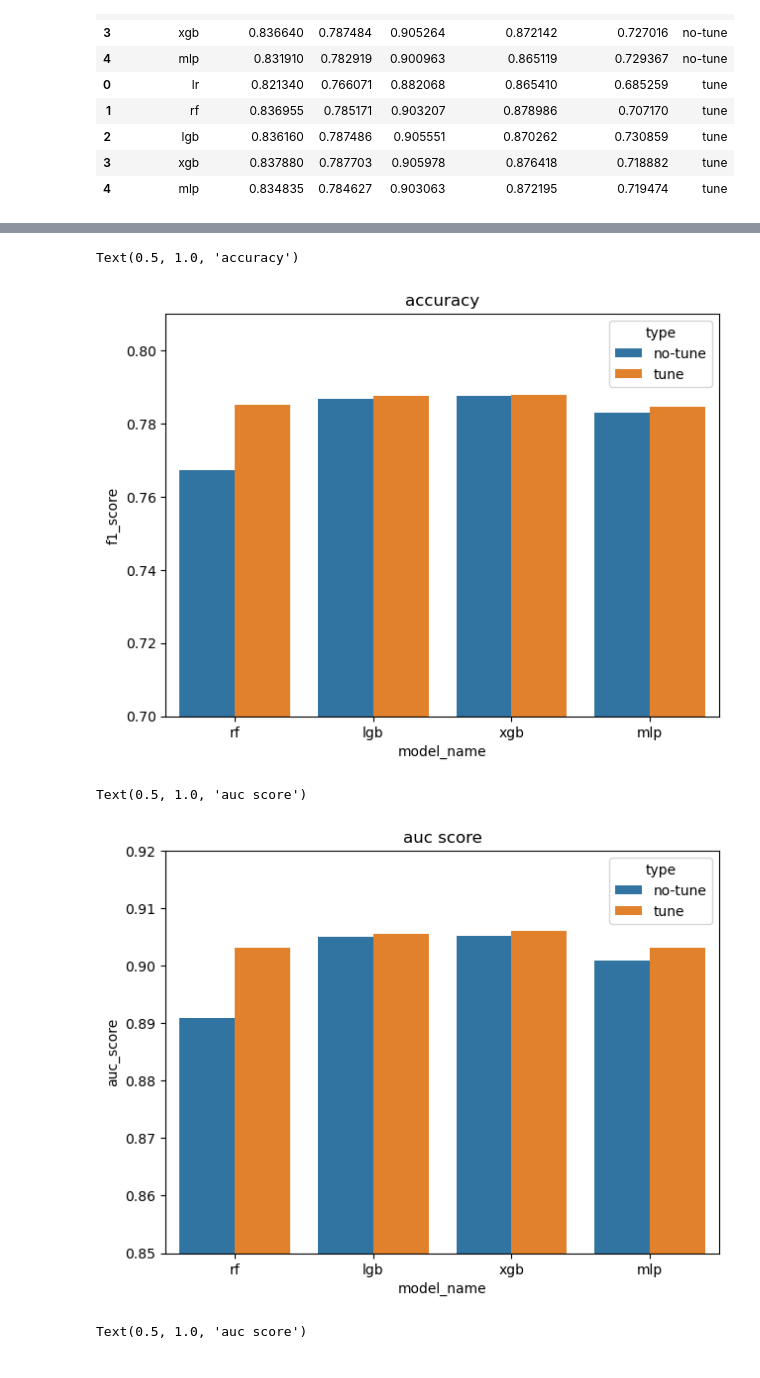
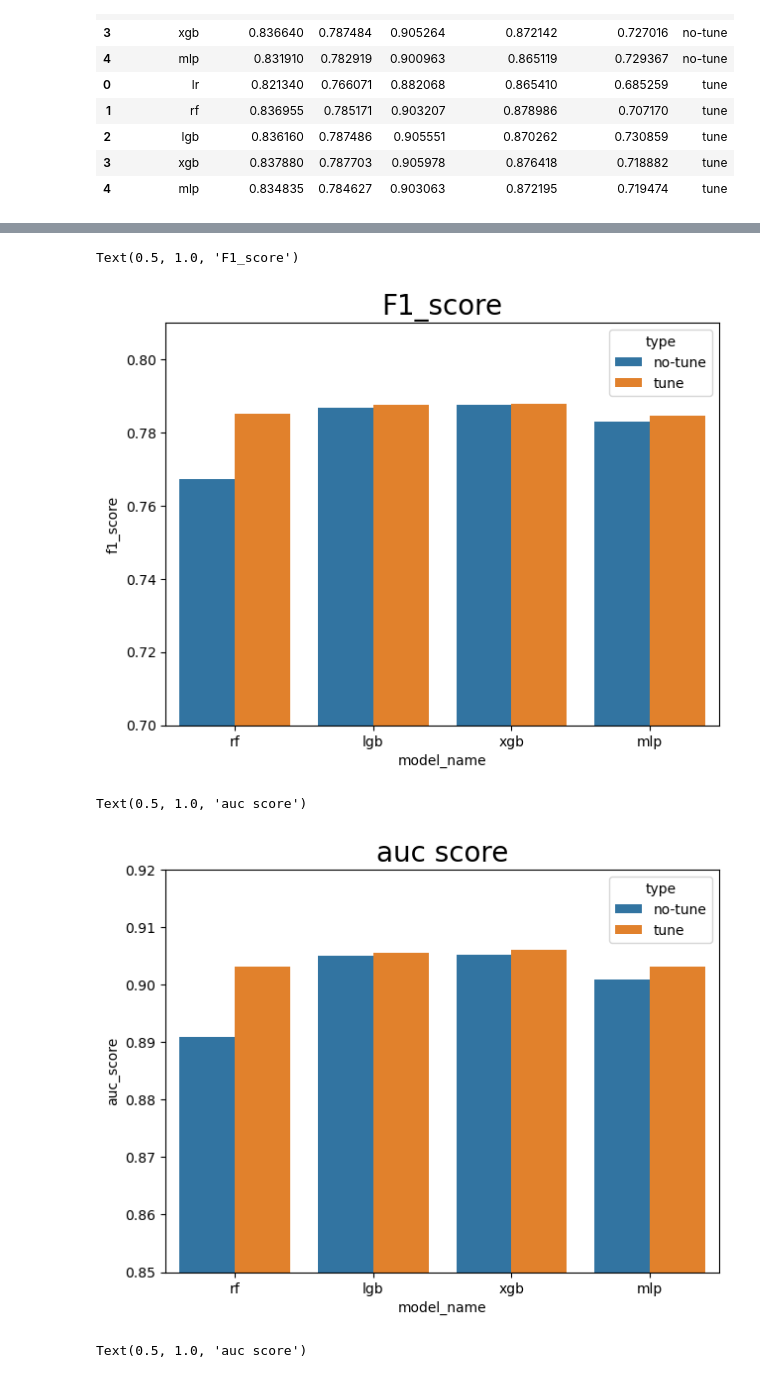
Before and after one commit to natalie283/user-churn-prediction, a Jupyter notebook: notebooks/tune_hyperparameters_report.ipynb, the cells around one changed output, grey strips where cells are left out. Cells and saved outputs as stored; diff of their text form; code cells hidden in the pictures.

```diff
--- a/notebooks/tune_hyperparameters_report.ipynb
+++ b/notebooks/tune_hyperparameters_report.ipynb
@@ -47,18 +47,18 @@ Text(0.5, 1.0, 'accuracy')
 sns.barplot(x='model_name', y='f1_score',hue='type',data=df[df.model_name.apply(lambda x: 'lr' not in x)])
 plt.tight_layout()
 plt.ylim(0.7,0.81)
-plt.title('F1_score')
+plt.title('F1_score', fontsize=20)
 # %% [output]
-Text(0.5, 1.0, 'accuracy')
+Text(0.5, 1.0, 'F1_score')
-[figure, old version]
+[figure, new version]
 # %%
 sns.barplot(x='model_name', y='auc_score',hue='type',data=df[df.model_name.apply(lambda x: 'lr' not in x)])
 plt.tight_layout()
 plt.ylim(0.85,0.92)
-plt.title('auc score')
+plt.title('auc score', fontsize=20)
 # %% [output]
 Text(0.5, 1.0, 'auc score')
-[figure, old version]
+[figure, new version]
 # %%
 sns.barplot(x='model_name', y='specificity_score',hue='type',data=df[df.model_name.apply(lambda x: 'lr' not in x)])
 plt.tight_layout()
```
Also changed, not shown: parts of 3 cells of this notebook, 4 other files.
